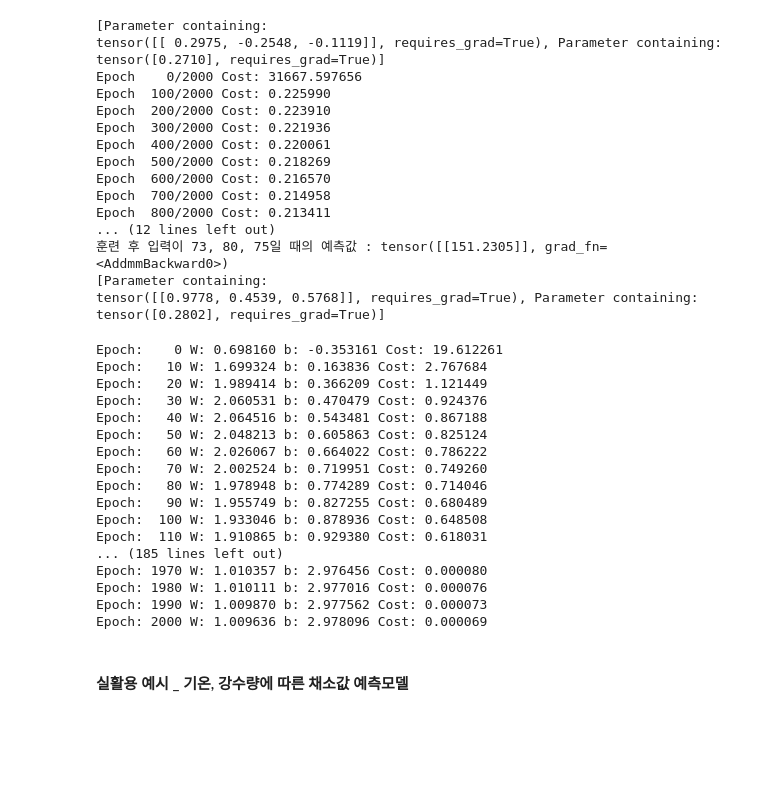
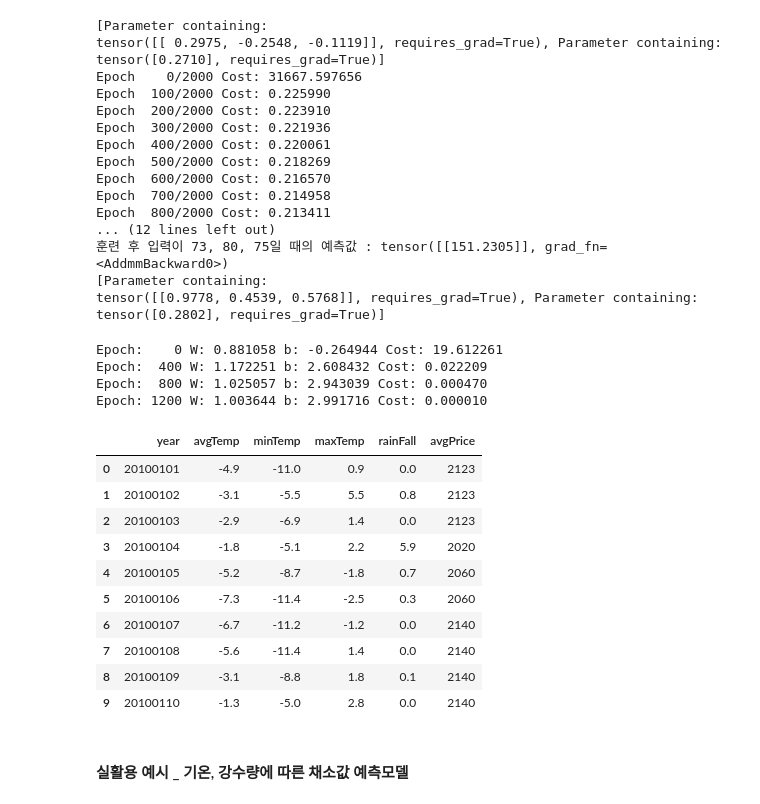
Before and after one commit to HyunJunSon/NIPA-ORACLE, a Jupyter notebook: preview_machine_learning.ipynb, the cells around one changed output. Cells and saved outputs as stored; diff of their text form; code cells hidden in the pictures; blank space fills up the shorter version.

```diff
--- a/preview_machine_learning.ipynb
+++ b/preview_machine_learning.ipynb
@@ -628,9 +631,9 @@ class LinearRegressionModel(nn.Module) :
 
 model = LinearRegressionModel()
 
-optimizer = torch.optim.SGD(model.parameters(), lr=0.01)
+optimizer = torch.optim.SGD(model.parameters(), lr=0.02)
 
-nb_epochs = 2000
+nb_epochs = 1500
 
 for epoch in range(nb_epochs +1) :
   # H(x) 계산
@@ -642,29 +645,33 @@ for epoch in range(nb_epochs +1) :
   cost.backward()
   optimizer.step()
 
-  if epoch % 10 == 0 :
+  if epoch % 400 == 0 :
     W = model.linear.weight.item()
     b = model.linear.bias.item()
 
     print("Epoch: {:4d} W: {:.6f} b: {:.6f} Cost: {:.6f}".format(epoch, W, b, cost.item()))
 # %% [output]
-Epoch:    0 W: 0.698160 b: -0.353161 Cost: 19.612261
-Epoch:   10 W: 1.699324 b: 0.163836 Cost: 2.767684
-Epoch:   20 W: 1.989414 b: 0.366209 Cost: 1.121449
-Epoch:   30 W: 2.060531 b: 0.470479 Cost: 0.924376
-Epoch:   40 W: 2.064516 b: 0.543481 Cost: 0.867188
-Epoch:   50 W: 2.048213 b: 0.605863 Cost: 0.825124
-Epoch:   60 W: 2.026067 b: 0.664022 Cost: 0.786222
-Epoch:   70 W: 2.002524 b: 0.719951 Cost: 0.749260
-Epoch:   80 W: 1.978948 b: 0.774289 Cost: 0.714046
-Epoch:   90 W: 1.955749 b: 0.827255 Cost: 0.680489
-Epoch:  100 W: 1.933046 b: 0.878936 Cost: 0.648508
-Epoch:  110 W: 1.910865 b: 0.929380 Cost: 0.618031
-... (185 lines left out)
-Epoch: 1970 W: 1.010357 b: 2.976456 Cost: 0.000080
-Epoch: 1980 W: 1.010111 b: 2.977016 Cost: 0.000076
-Epoch: 1990 W: 1.009870 b: 2.977562 Cost: 0.000073
-Epoch: 2000 W: 1.009636 b: 2.978096 Cost: 0.000069
+Epoch:    0 W: 0.881058 b: -0.264944 Cost: 19.612261
+Epoch:  400 W: 1.172251 b: 2.608432 Cost: 0.022209
+Epoch:  800 W: 1.025057 b: 2.943039 Cost: 0.000470
+Epoch: 1200 W: 1.003644 b: 2.991716 Cost: 0.000010
+# %%
+import pandas as pd
+
+df = pd.read_csv("data/price_data.csv")
+df.head(10)
+# %% [output]
+|  | year | avgTemp | minTemp | maxTemp | rainFall | avgPrice |
+| 0 | 20100101 | -4.9 | -11.0 | 0.9 | 0.0 | 2123 |
+| 1 | 20100102 | -3.1 | -5.5 | 5.5 | 0.8 | 2123 |
+| 2 | 20100103 | -2.9 | -6.9 | 1.4 | 0.0 | 2123 |
+| 3 | 20100104 | -1.8 | -5.1 | 2.2 | 5.9 | 2020 |
+| 4 | 20100105 | -5.2 | -8.7 | -1.8 | 0.7 | 2060 |
+| 5 | 20100106 | -7.3 | -11.4 | -2.5 | 0.3 | 2060 |
+| 6 | 20100107 | -6.7 | -11.2 | -1.2 | 0.0 | 2140 |
+| 7 | 20100108 | -5.6 | -11.4 | 1.4 | 0.0 | 2140 |
+| 8 | 20100109 | -3.1 | -8.8 | 1.8 | 0.1 | 2140 |
+| 9 | 20100110 | -1.3 | -5.0 | 2.8 | 0.0 | 2140 |
 # %% [markdown]
 #### 실활용 예시 _ 기온, 강수량에 따른 채소값 예측모델
 # %%
```
Also changed, not shown: parts of 12 cells of this notebook, 18 other files.
